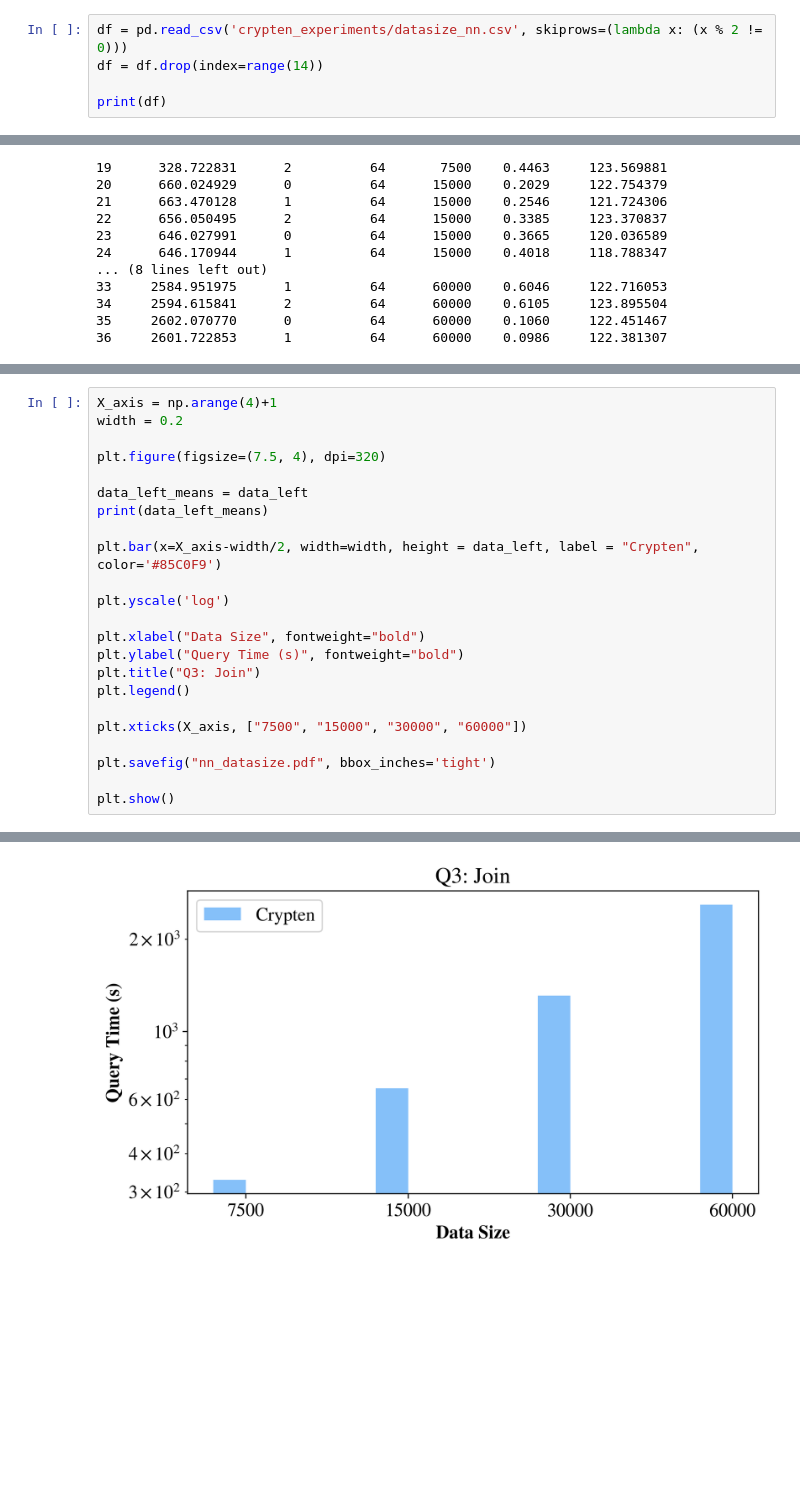
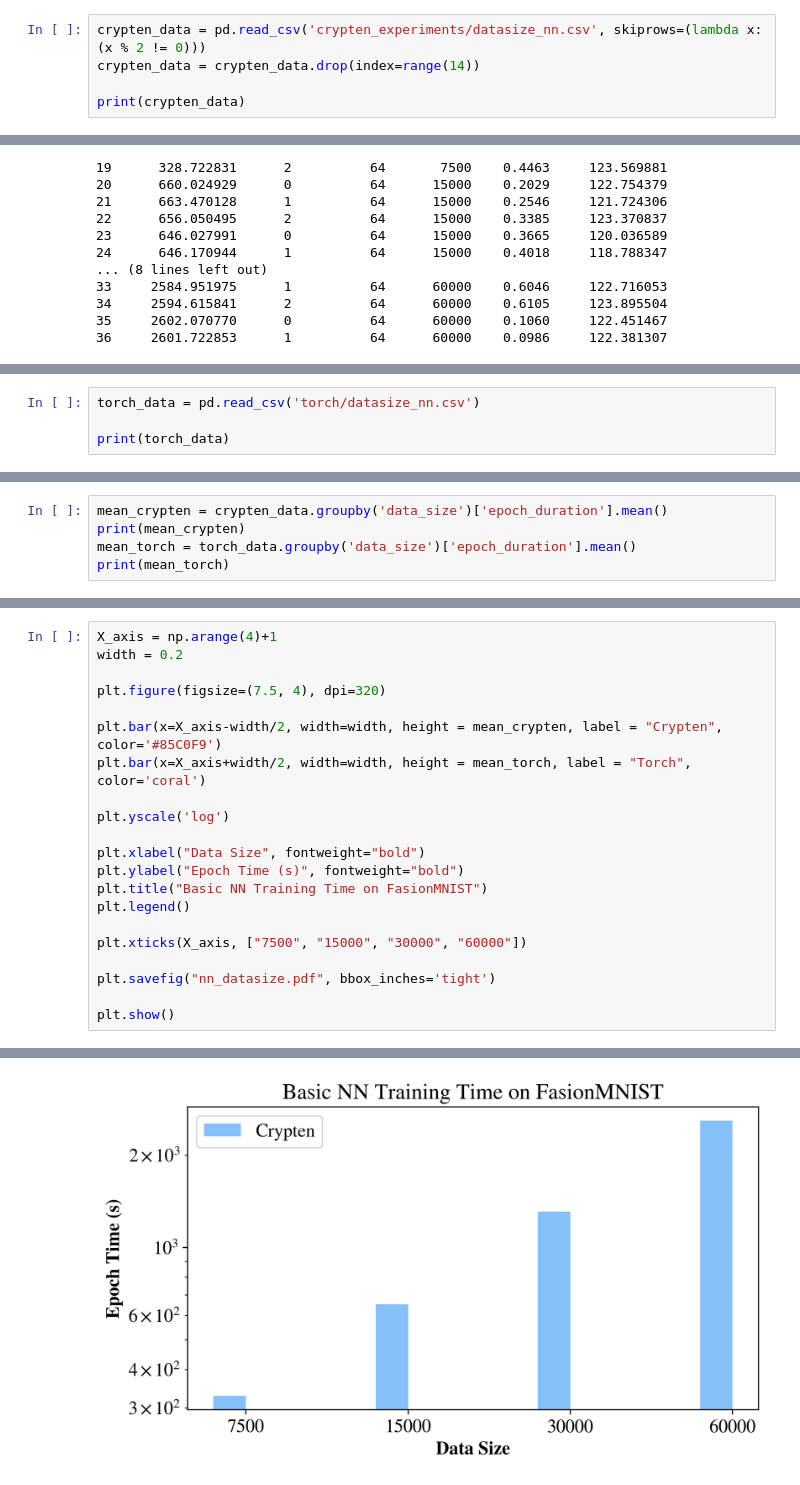
Before and after one commit to Dumplingz/chz-eab-nn-experiments, a Jupyter notebook: data_parsing.ipynb, the cells around one changed output, grey strips where cells are left out. Drawn from its saved outputs; the diff is of its cells as text; blank space fills up the shorter version.

Commit message:
data parsing

```diff
--- a/data_parsing.ipynb
+++ b/data_parsing.ipynb
@@ -12,10 +12,10 @@ mpl.rcParams['font.family'] = 'STIXGeneral'
 # print(mpl.rcParams['font.size'])
 mpl.rcParams['font.size'] = 13.5
 # %%
-df = pd.read_csv('crypten_experiments/datasize_nn.csv', skiprows=(lambda x: (x % 2 != 0)))
-df = df.drop(index=range(14))
+crypten_data = pd.read_csv('crypten_experiments/datasize_nn.csv', skiprows=(lambda x: (x % 2 != 0)))
+crypten_data = crypten_data.drop(index=range(14))
 
-print(df)
+print(crypten_data)
 # %% [output]
     epoch_duration  epoch  batch_size  data_size  accuracy  test_duration
 14      326.754222      0          64       7500    0.1110     123.076313
@@ -46,0 +37,4 @@ Name: epoch_duration, dtype: float64
+# %%
+torch_data = pd.read_csv('torch/datasize_nn.csv')
+
+print(torch_data)
@@ -46,0 +59,5 @@ Name: epoch_duration, dtype: float64
+# %%
+mean_crypten = crypten_data.groupby('data_size')['epoch_duration'].mean()
+print(mean_crypten)
+mean_torch = torch_data.groupby('data_size')['epoch_duration'].mean()
+print(mean_torch)
@@ -47,31 +71,29 @@ Name: epoch_duration, dtype: float64
 # %%
 X_axis = np.arange(4)+1
 width = 0.2
 
 plt.figure(figsize=(7.5, 4), dpi=320)
 
-data_left_means = data_left
-print(data_left_means)
-
-plt.bar(x=X_axis-width/2, width=width, height = data_left, label = "Crypten", color='#85C0F9')
+plt.bar(x=X_axis-width/2, width=width, height = mean_crypten, label = "Crypten", color='#85C0F9')
+plt.bar(x=X_axis+width/2, width=width, height = mean_torch, label = "Torch", color='coral')
 
 plt.yscale('log')
 
 plt.xlabel("Data Size", fontweight="bold")
-plt.ylabel("Query Time (s)", fontweight="bold")
-plt.title("Q3: Join")
+plt.ylabel("Epoch Time (s)", fontweight="bold")
+plt.title("Basic NN Training Time on FasionMNIST")
 plt.legend()
 
 plt.xticks(X_axis, ["7500", "15000", "30000", "60000"])
 
 plt.savefig("nn_datasize.pdf", bbox_inches='tight')
 
 plt.show()
 # %% [output]
 data_size
 7500      327.781264
 15000     652.665846
 30000    1309.449745
 60000    2587.767321
 Name: epoch_duration, dtype: float64
-[figure, old version]
+[figure, new version]
```
Also changed, not shown: parts of 3 cells of this notebook, 3 other files.
